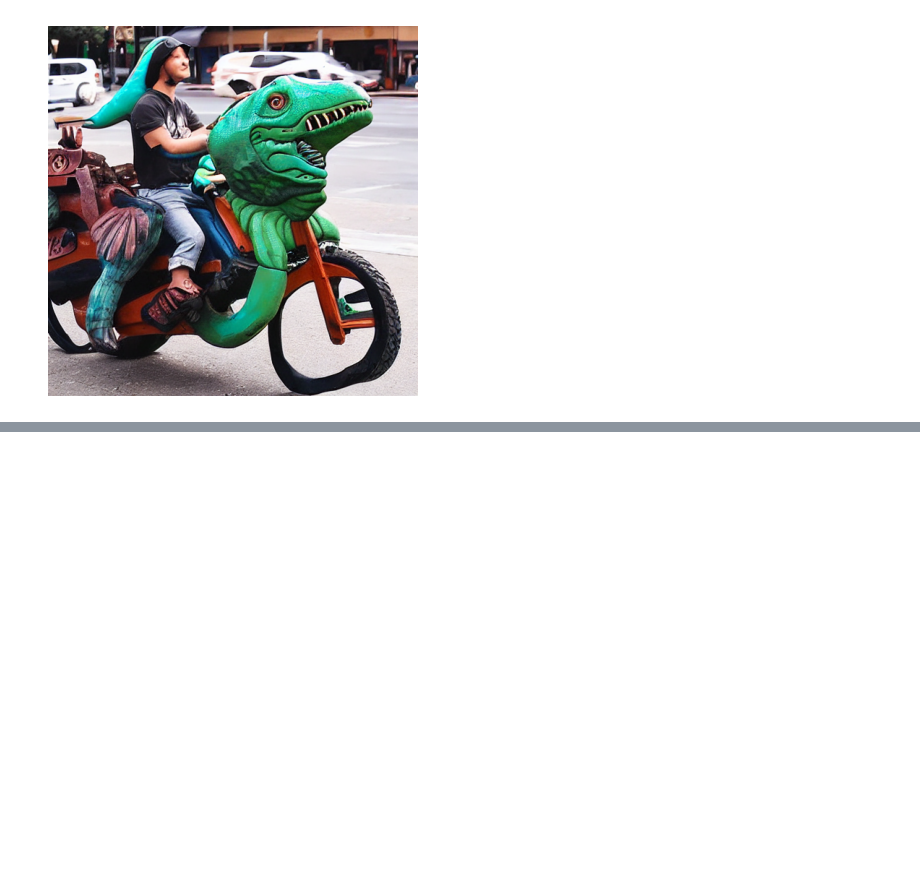
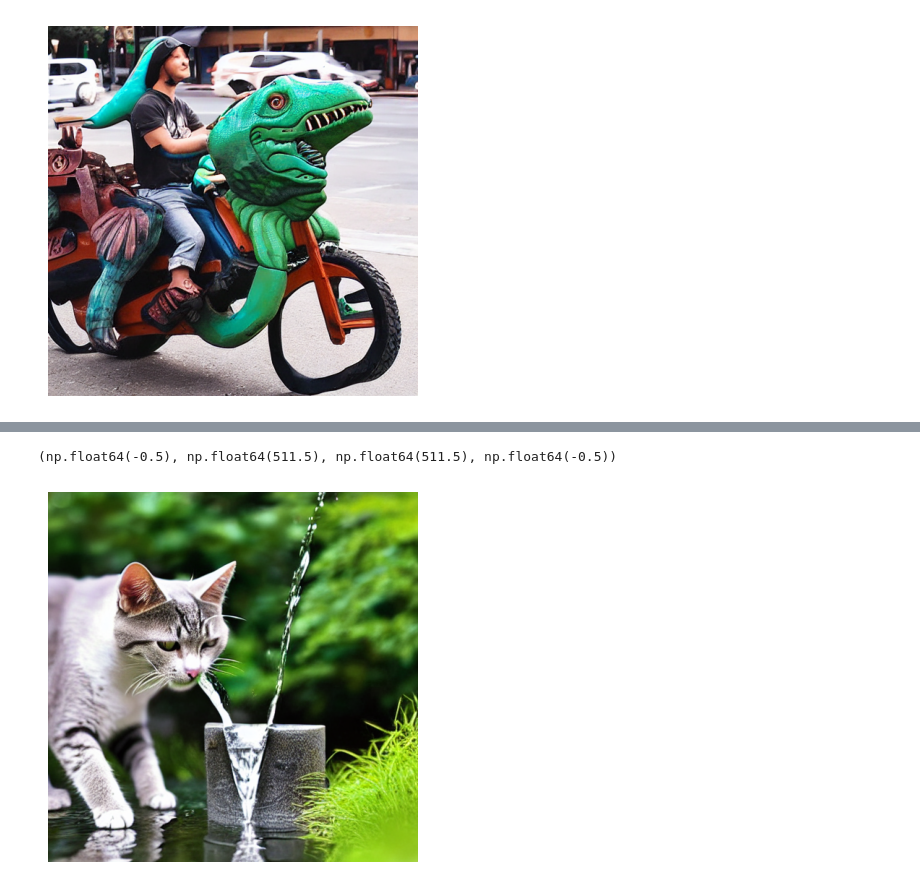
Before and after one commit to jaskiratkalra26/Hugging-Face-Models, a Jupyter notebook: text_to_image.ipynb, the cells around one changed output, grey strips where cells are left out. Cells and saved outputs as stored; diff of their text form; code cells hidden in the pictures; blank space fills up the shorter version.

```diff
--- a/text_to_image.ipynb
+++ b/text_to_image.ipynb
@@ -95,0 +112,6 @@ plt.show()
+# %%
+plt.imshow(image[0])
+plt.axis('off')
+# %% [output]
+(np.float64(-0.5), np.float64(511.5), np.float64(511.5), np.float64(-0.5))
+[figure, added]
```
Also changed, not shown: parts of 3 cells of this notebook.
